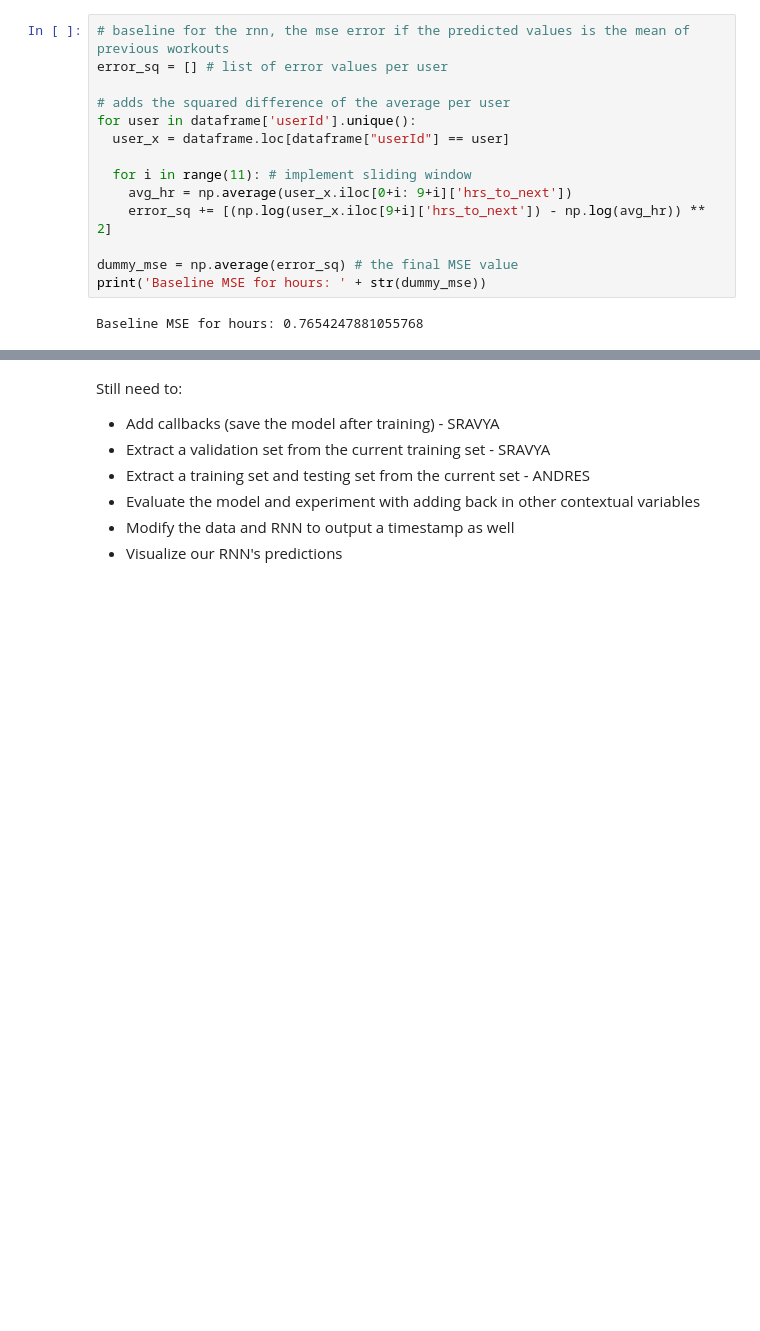
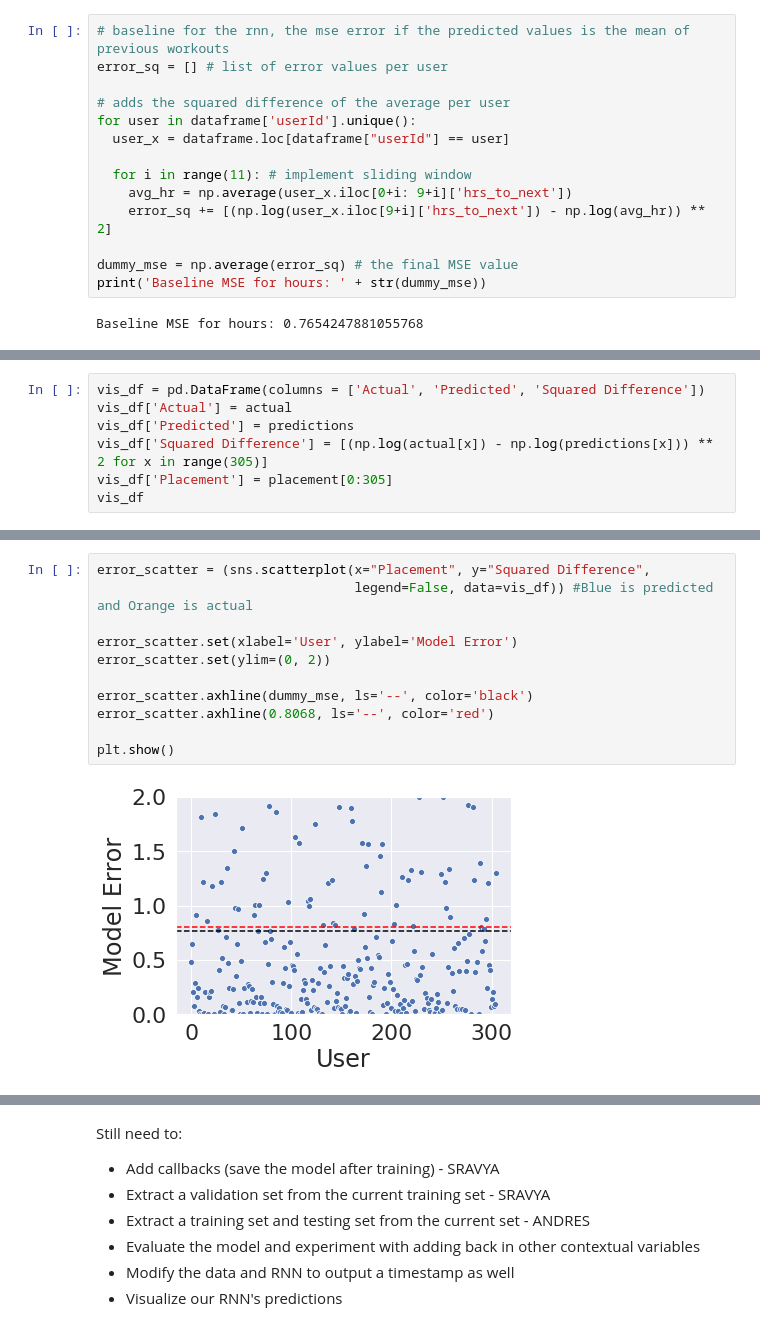
Before and after one commit to stsan9/EndoMondoResearchERSP, a Jupyter notebook: Time_Interval_Prediction.ipynb, the cells around one changed output, grey strips where cells are left out. Drawn from its saved outputs; the diff is of its cells as text; blank space fills up the shorter version.

```diff
--- a/Time_Interval_Prediction.ipynb
+++ b/Time_Interval_Prediction.ipynb
@@ -215,0 +272,7 @@ Train on 3050 samples
+# %%
+vis_df = pd.DataFrame(columns = ['Actual', 'Predicted', 'Squared Difference'])
+vis_df['Actual'] = actual
+vis_df['Predicted'] = predictions
+vis_df['Squared Difference'] = [(np.log(actual[x]) - np.log(predictions[x])) ** 2 for x in range(305)]
+vis_df['Placement'] = placement[0:305]
+vis_df
@@ -216 +293,14 @@ Train on 3050 samples
+# %%
+error_scatter = (sns.scatterplot(x="Placement", y="Squared Difference",
+                                 legend=False, data=vis_df)) #Blue is predicted and Orange is actual
+
+error_scatter.set(xlabel='User', ylabel='Model Error')
+error_scatter.set(ylim=(0, 2))
+
+error_scatter.axhline(dummy_mse, ls='--', color='black')
+error_scatter.axhline(0.8068, ls='--', color='red')
+
+plt.show()
+# %% [output]
+[figure, added]
 # %%
```
Also changed, not shown: parts of 9 cells of this notebook.
